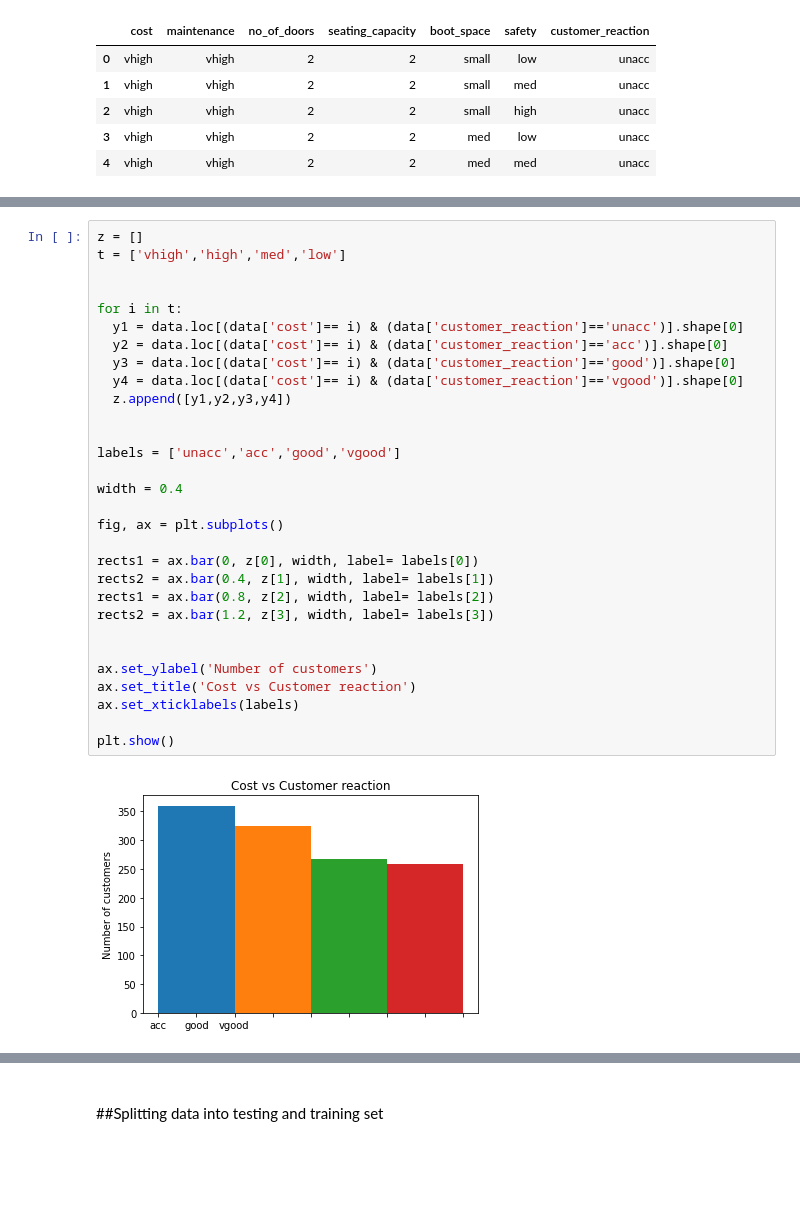
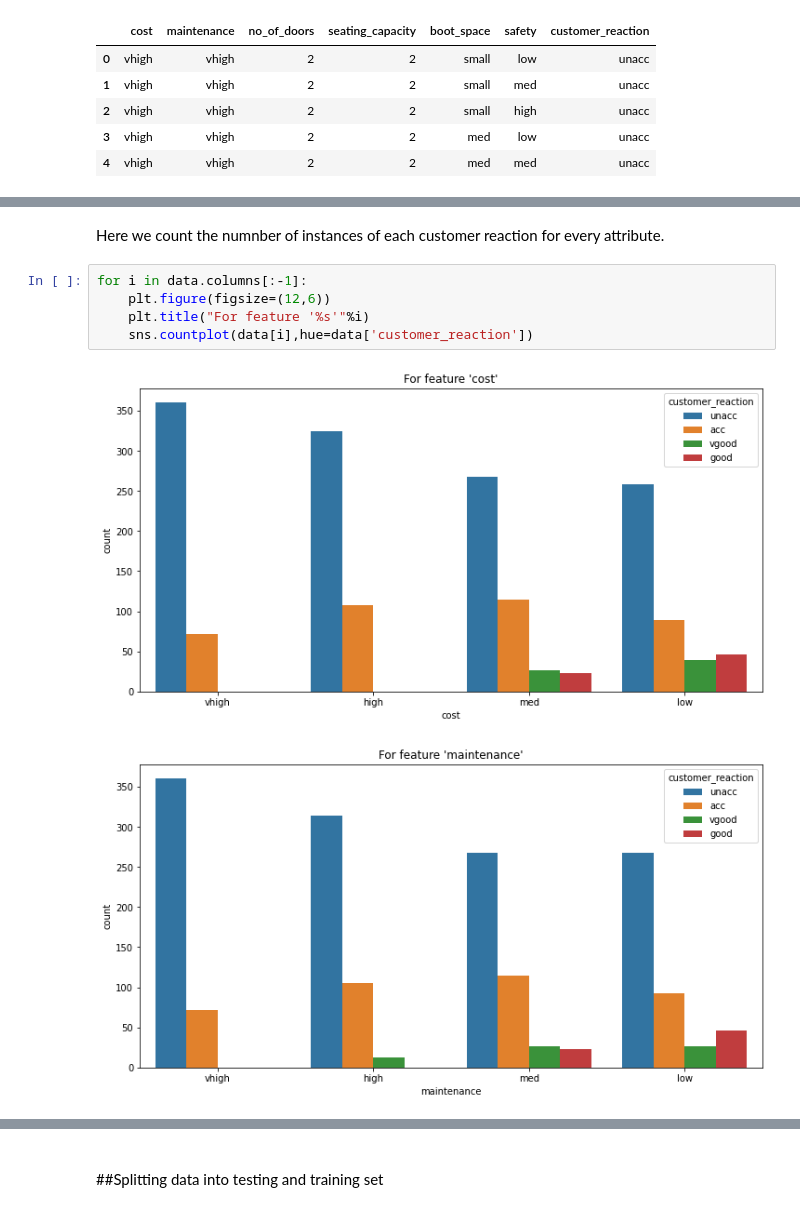
Before and after one commit to priyansh-rawat/Car_Evaluation, a Jupyter notebook: Car_Evaluation.ipynb, the cells around one changed output, grey strips where cells are left out. Cells and saved outputs as stored; diff of their text form; blank space fills up the shorter version.

Commit message:
Data Visualization added.

```diff
--- a/Car_Evaluation.ipynb
+++ b/Car_Evaluation.ipynb
@@ -90,35 +95,13 @@ acc       384
 good       69
 vgood      65
 Name: customer_reaction, dtype: int64
-# %%
-z = []
-t = ['vhigh','high','med','low']
-
-
-for i in t:
-  y1 = data.loc[(data['cost']== i) & (data['customer_reaction']=='unacc')].shape[0]
-  y2 = data.loc[(data['cost']== i) & (data['customer_reaction']=='acc')].shape[0]
-  y3 = data.loc[(data['cost']== i) & (data['customer_reaction']=='good')].shape[0]
-  y4 = data.loc[(data['cost']== i) & (data['customer_reaction']=='vgood')].shape[0]
-  z.append([y1,y2,y3,y4])
-
-
-labels = ['unacc','acc','good','vgood']
-
-width = 0.4
-
-fig, ax = plt.subplots()
-
-rects1 = ax.bar(0, z[0], width, label= labels[0])
-rects2 = ax.bar(0.4, z[1], width, label= labels[1])
-rects1 = ax.bar(0.8, z[2], width, label= labels[2])
-rects2 = ax.bar(1.2, z[3], width, label= labels[3])
-
-
-ax.set_ylabel('Number of customers')
-ax.set_title('Cost vs Customer reaction')
-ax.set_xticklabels(labels)
-
-plt.show()
-# %% [output]
-[figure, removed]
+# %% [markdown]
+Here we count the numnber of instances of each customer reaction for every attribute.
+# %%
+for i in data.columns[:-1]:
+    plt.figure(figsize=(12,6))
+    plt.title("For feature '%s'"%i)
+    sns.countplot(data[i],hue=data['customer_reaction'])
+# %% [output]
+[figure, added]
+[figure, added]
```
Also changed, not shown: parts of 24 cells of this notebook.
